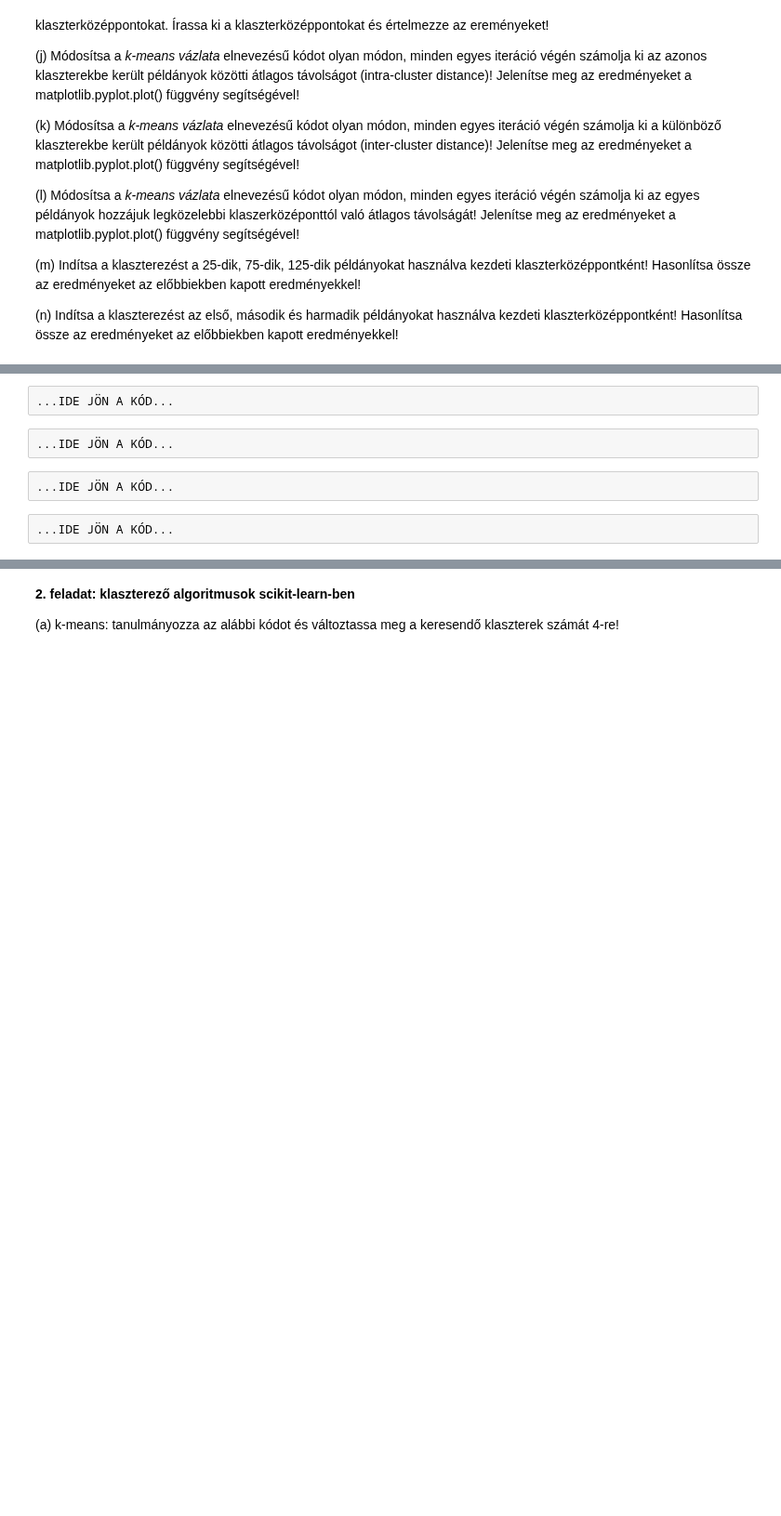
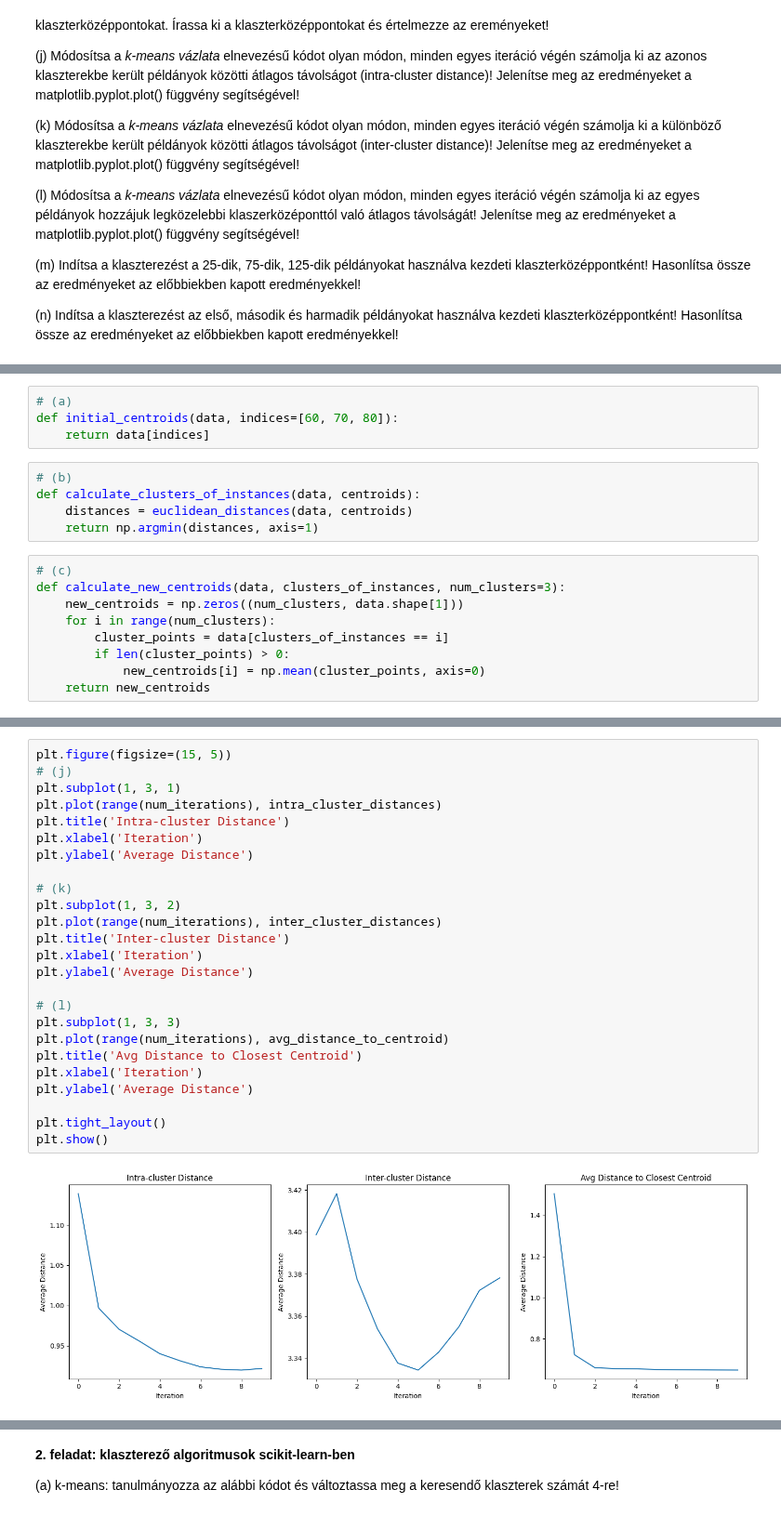
Before and after one commit to MemerGamer/IntelligensModszerekTantargy, a Jupyter notebook: Klaszterezes.ipynb, the cells around one changed output, grey strips where cells are left out. Shown at 93% size. Cells and saved outputs as stored; diff of their text form; blank space fills up the shorter version.

```diff
--- a/Klaszterezes.ipynb
+++ b/Klaszterezes.ipynb
@@ -80,0 +54,18 @@ for i in range(num_iterations):
+# %%
+# (a)
+def initial_centroids(data, indices=[60, 70, 80]):
+    return data[indices]
+# %%
+# (b)
+def calculate_clusters_of_instances(data, centroids):
+    distances = euclidean_distances(data, centroids)
+    return np.argmin(distances, axis=1)
+# %%
+# (c)
+def calculate_new_centroids(data, clusters_of_instances, num_clusters=3):
+    new_centroids = np.zeros((num_clusters, data.shape[1]))
+    for i in range(num_clusters):
+        cluster_points = data[clusters_of_instances == i]
+        if len(cluster_points) > 0:
+            new_centroids[i] = np.mean(cluster_points, axis=0)
+    return new_centroids
@@ -89,8 +159,27 @@ for i in range(num_iterations):
-# %%
-...IDE JÖN A KÓD...
-# %%
-...IDE JÖN A KÓD...
-# %%
-...IDE JÖN A KÓD...
-# %%
-...IDE JÖN A KÓD...
+# %%
+plt.figure(figsize=(15, 5))
+# (j)
+plt.subplot(1, 3, 1)
+plt.plot(range(num_iterations), intra_cluster_distances)
+plt.title('Intra-cluster Distance')
+plt.xlabel('Iteration')
+plt.ylabel('Average Distance')
+
+# (k)
+plt.subplot(1, 3, 2)
+plt.plot(range(num_iterations), inter_cluster_distances)
+plt.title('Inter-cluster Distance')
+plt.xlabel('Iteration')
+plt.ylabel('Average Distance')
+
+# (l)
+plt.subplot(1, 3, 3)
+plt.plot(range(num_iterations), avg_distance_to_centroid)
+plt.title('Avg Distance to Closest Centroid')
+plt.xlabel('Iteration')
+plt.ylabel('Average Distance')
+
+plt.tight_layout()
+plt.show()
+# %% [output]
+[figure, added]
```
Also changed, not shown: parts of 21 cells of this notebook.
